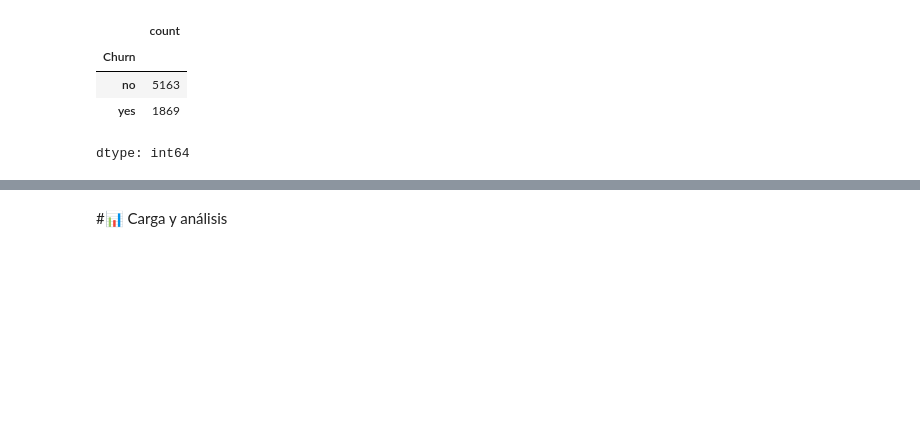
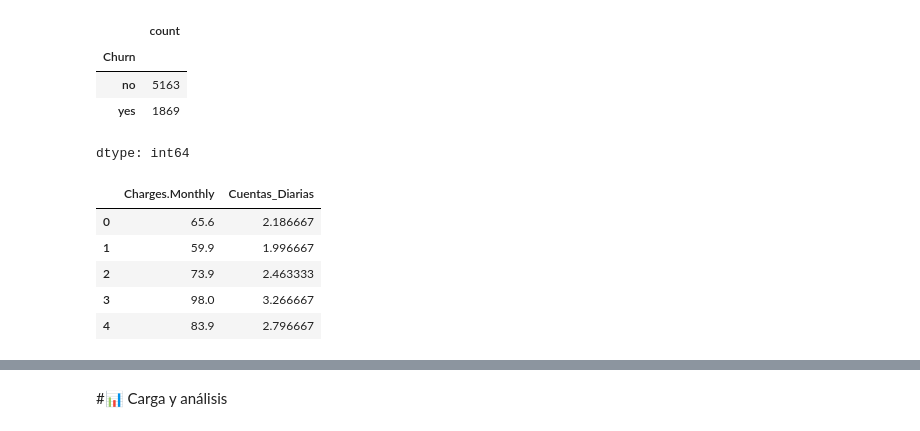
Before and after one commit to CSebasGC/csgc_TelecomX_parte2, a Jupyter notebook: TelecomX_LATAM.ipynb, the cells around one changed output, grey strips where cells are left out. Cells and saved outputs as stored; diff of their text form; code cells hidden in the pictures; blank space fills up the shorter version.

```diff
--- a/TelecomX_LATAM.ipynb
+++ b/TelecomX_LATAM.ipynb
@@ -269,3 +269,16 @@ df_final['Churn'].value_counts()
 | no | 5163 |
 | yes | 1869 |
 dtype: int64
+# %%
+# Crear columna con valor diario estimado (suponiendo 30 días al mes)
+df_final['Cuentas_Diarias'] = df_final['Charges.Monthly'] / 30
+
+# Vista previa
+df_final[['Charges.Monthly', 'Cuentas_Diarias']].head()
+# %% [output]
+|  | Charges.Monthly | Cuentas_Diarias |
+| 0 | 65.6 | 2.186667 |
+| 1 | 59.9 | 1.996667 |
+| 2 | 73.9 | 2.463333 |
+| 3 | 98.0 | 3.266667 |
+| 4 | 83.9 | 2.796667 |
```
Also changed, not shown: parts of 3 cells of this notebook.
